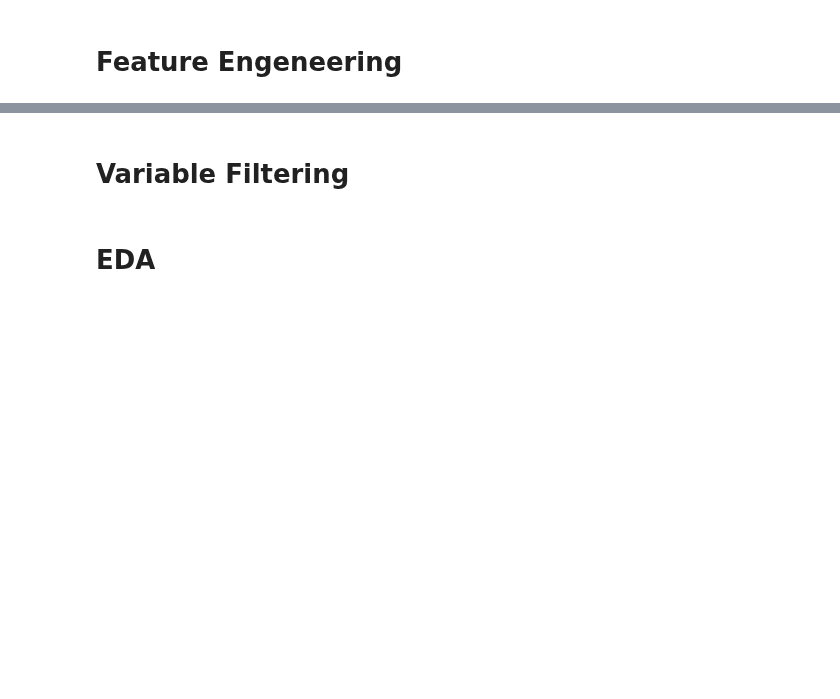
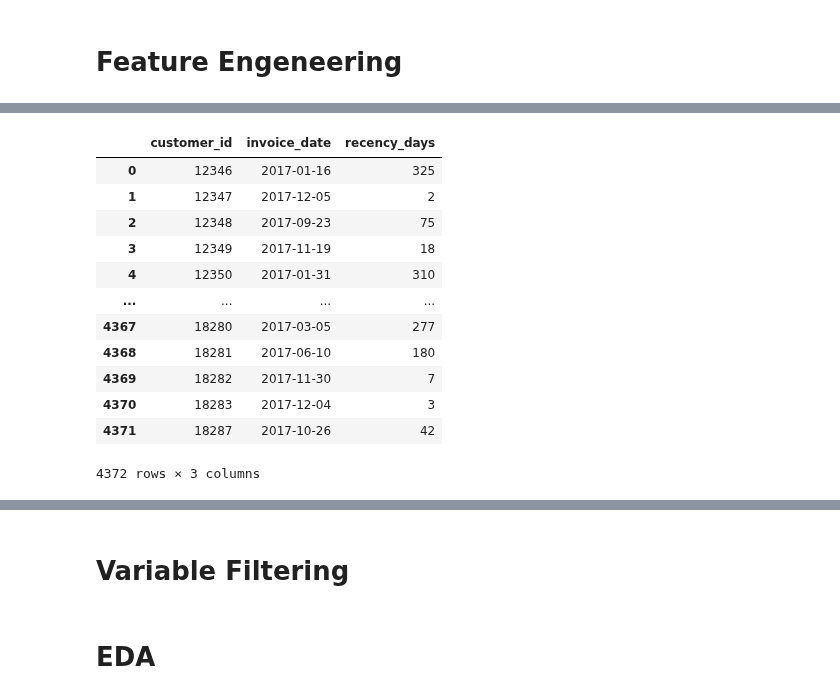
Before and after one commit to nortonvanz/Fidelity-Program, a Jupyter notebook: notebooks/1.0-nmv-end-to-end-fidelity-program-clustering.ipynb, the cells around one changed output, grey strips where cells are left out. Drawn from its saved outputs; the diff is of its cells as text; code cells hidden in the pictures; blank space fills up the shorter version.

```diff
--- a/notebooks/1.0-nmv-end-to-end-fidelity-program-clustering.ipynb
+++ b/notebooks/1.0-nmv-end-to-end-fidelity-program-clustering.ipynb
@@ -341,0 +391,3 @@ df1['invoice_date'] = pd.to_datetime(df1['invoice_date'])
+# %%
+df2 = pd.read_csv("../data/interim/df1_data_description_done.csv", index_col=0, parse_dates=['invoice_date'])
+df2.sample(3)
@@ -341,0 +444,4 @@ df1['invoice_date'] = pd.to_datetime(df1['invoice_date'])
+# %%
+# Gross Revenue: (quantity * price of each purchase)
+df2['gross_revenue'] = df2['quantity'] * df2['unit_price']
+df2.sample(3)
@@ -341,0 +495,4 @@ df1['invoice_date'] = pd.to_datetime(df1['invoice_date'])
+# %%
+# get each customer's last day of purchase
+df_recency = df2[['customer_id','invoice_date']].groupby('customer_id').max().reset_index()
+df_recency.head()
@@ -341,0 +514,19 @@ df1['invoice_date'] = pd.to_datetime(df1['invoice_date'])
+# %%
+#Calculate number of days since last purchase
+#"today" (being '2017-12-07') - invoice_date (last day of purchase of each customer)
+df_recency['recency_days'] = (df2['invoice_date'].max() - df_recency['invoice_date']).dt.days
+df_recency
+# %% [output]
+|  | customer_id | invoice_date | recency_days |
+| 0 | 12346 | 2017-01-16 | 325 |
+| 1 | 12347 | 2017-12-05 | 2 |
+| 2 | 12348 | 2017-09-23 | 75 |
+| 3 | 12349 | 2017-11-19 | 18 |
+| 4 | 12350 | 2017-01-31 | 310 |
+| ... | ... | ... | ... |
+| 4367 | 18280 | 2017-03-05 | 277 |
+| 4368 | 18281 | 2017-06-10 | 180 |
+| 4369 | 18282 | 2017-11-30 | 7 |
+| 4370 | 18283 | 2017-12-04 | 3 |
+| 4371 | 18287 | 2017-10-26 | 42 |
+4372 rows × 3 columns
```
Also changed, not shown: parts of 48 cells of this notebook.
